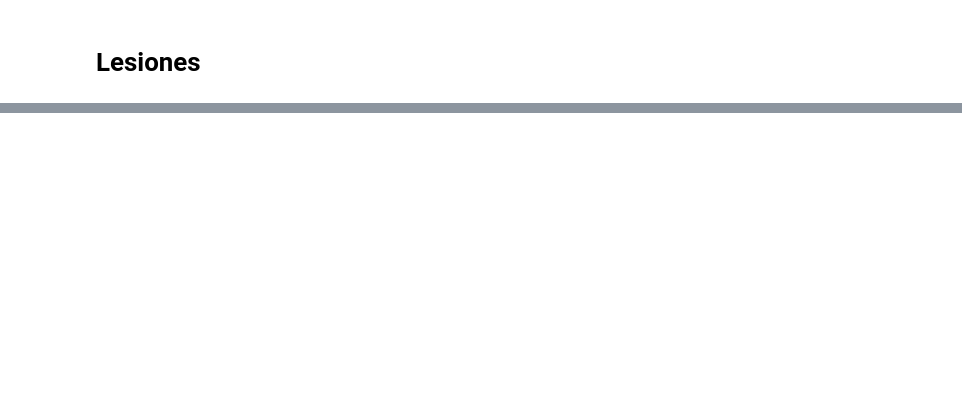
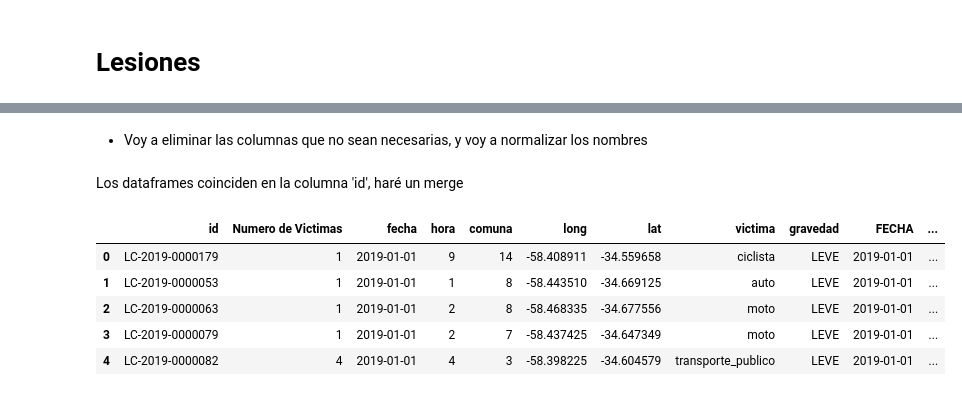
Before and after one commit to Joaqrz/Proyecto-Individual-2, a Jupyter notebook: EDA.ipynb, the cells around one changed output, grey strips where cells are left out. Drawn from its saved outputs; the diff is of its cells as text; code cells hidden in the pictures; blank space fills up the shorter version.

```diff
--- a/EDA.ipynb
+++ b/EDA.ipynb
@@ -5,5 +5,10 @@ import pandas as pd
 import numpy as np
 import matplotlib.pyplot as plt
 import openpyxl
+# %%
+hechos_fatales = pd.DataFrame(pd.read_csv('hechos_fatales.csv'))
+victimas_fatales = pd.DataFrame(pd.read_csv('victimas_fatales.csv'))
+lesiones_hechos = pd.DataFrame(pd.read_csv('lesiones_hechos.csv'))
+lesiones_victimas = pd.DataFrame(pd.read_csv('lesiones_victimas.csv'))
 # %% [markdown]
 #  Homicidios
@@ -260,0 +288,23 @@ Voy a averiguar el rango etario y el sexo de las victimas
+# %% [markdown]
+* Voy a eliminar las columnas que no sean necesarias, y voy a normalizar los nombres
+# %%
+lesiones_hechos.drop(columns='Unnamed: 0',inplace=True)
+lesiones_victimas.drop(columns='Unnamed: 0',inplace=True)
+# %%
+renombrar_columnas = {'n_victimas':'Numero de Victimas','longitud':'long','latitud':'lat'}
+lesiones_hechos.rename(columns=renombrar_columnas,inplace=True)
+# %%
+renombrar_columnas = {'ID hecho':'id','EDAD VICTIMA':'edad'}
+lesiones_victimas.rename(columns=renombrar_columnas,inplace=True)
+# %% [markdown]
+Los dataframes coinciden en la columna 'id', haré un merge
+# %%
+lesiones = pd.merge(lesiones_hechos,lesiones_victimas, on='id', how='inner')
+lesiones.head()
+# %% [output]
+|  | id | Numero de Victimas | fecha | hora | comuna | long | lat | victima | gravedad | FECHA | ... |
+| 0 | LC-2019-0000179 | 1 | 2019-01-01 | 9 | 14 | -58.408911 | -34.559658 | ciclista | LEVE | 2019-01-01 | ... |
+| 1 | LC-2019-0000053 | 1 | 2019-01-01 | 1 | 8 | -58.443510 | -34.669125 | auto | LEVE | 2019-01-01 | ... |
+| 2 | LC-2019-0000063 | 1 | 2019-01-01 | 2 | 8 | -58.468335 | -34.677556 | moto | LEVE | 2019-01-01 | ... |
+| 3 | LC-2019-0000079 | 1 | 2019-01-01 | 2 | 7 | -58.437425 | -34.647349 | moto | LEVE | 2019-01-01 | ... |
+| 4 | LC-2019-0000082 | 4 | 2019-01-01 | 4 | 3 | -58.398225 | -34.604579 | transporte_publico | LEVE | 2019-01-01 | ... |
```
Also changed, not shown: parts of 63 cells of this notebook, 9 other files.
